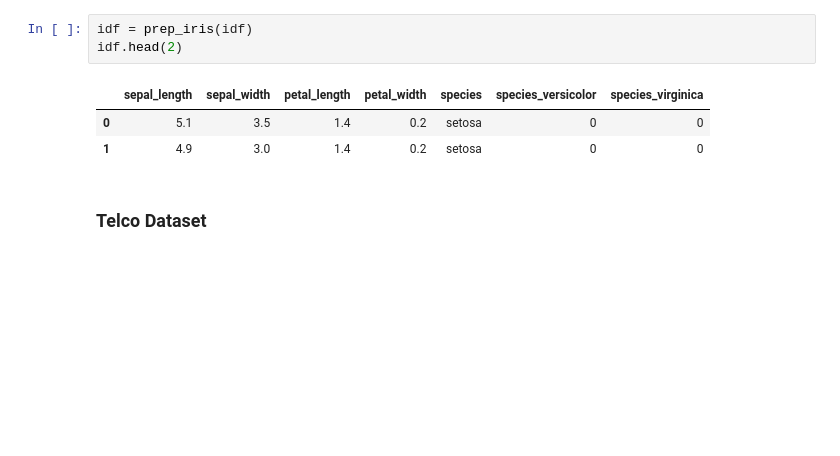
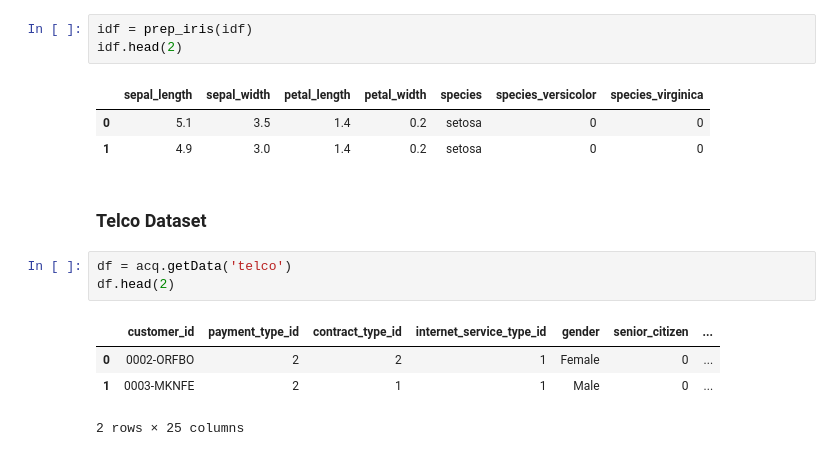
Before and after one commit to Cayt-Schlichting/classification-exercises, a Jupyter notebook: classification_exercises.ipynb, the cells around one changed output. Cells and saved outputs as stored; diff of their text form; blank space fills up the shorter version.

```diff
--- a/classification_exercises.ipynb
+++ b/classification_exercises.ipynb
@@ -527,3 +527,11 @@ idf.head(2)
 | 1 | 4.9 | 3.0 | 1.4 | 0.2 | setosa | 0 | 0 |
 # %% [markdown]
 ### Telco Dataset
+# %%
+df = acq.getData('telco')
+df.head(2)
+# %% [output]
+|  | customer_id | payment_type_id | contract_type_id | internet_service_type_id | gender | senior_citizen | ... |
+| 0 | 0002-ORFBO | 2 | 2 | 1 | Female | 0 | ... |
+| 1 | 0003-MKNFE | 2 | 1 | 1 | Male | 0 | ... |
+2 rows × 25 columns
```
Also changed, not shown: parts of 42 cells of this notebook.
